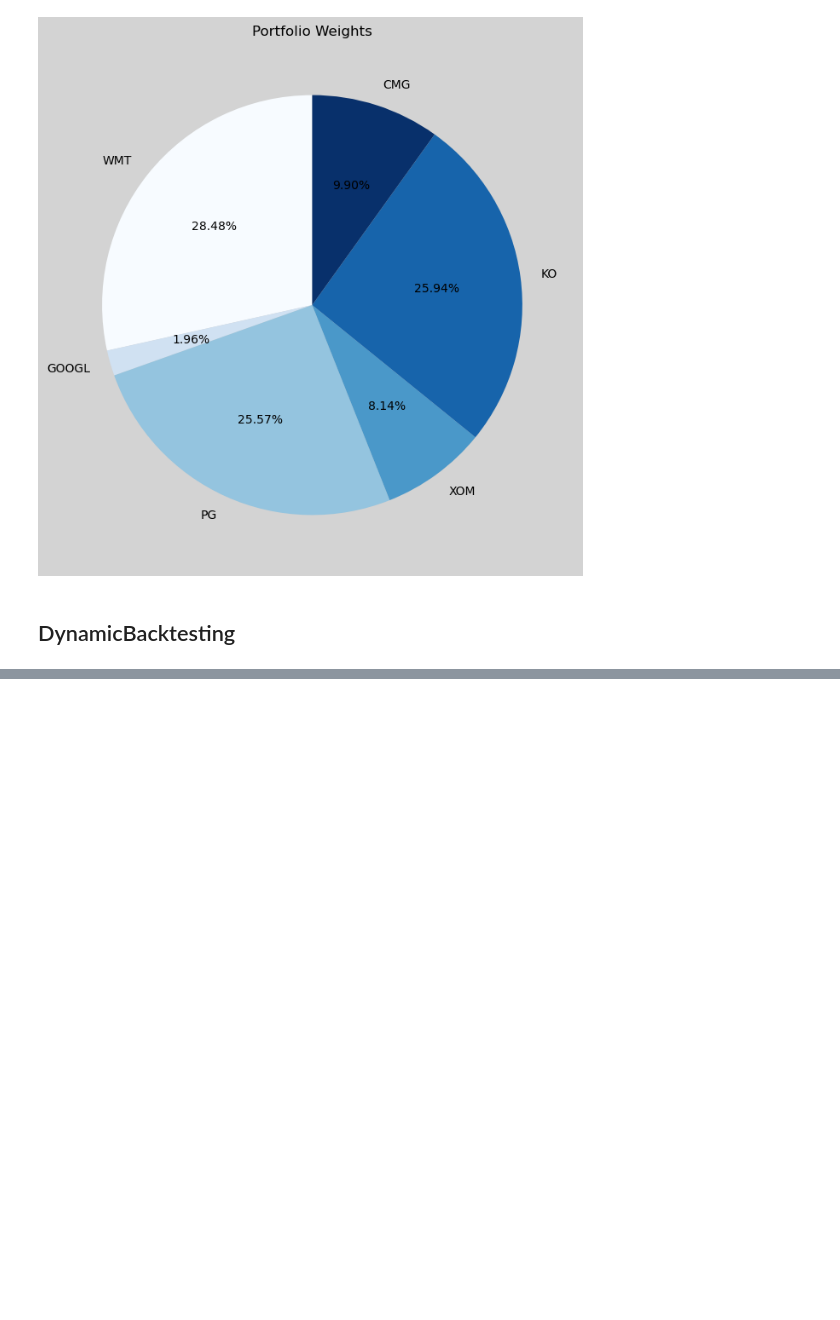
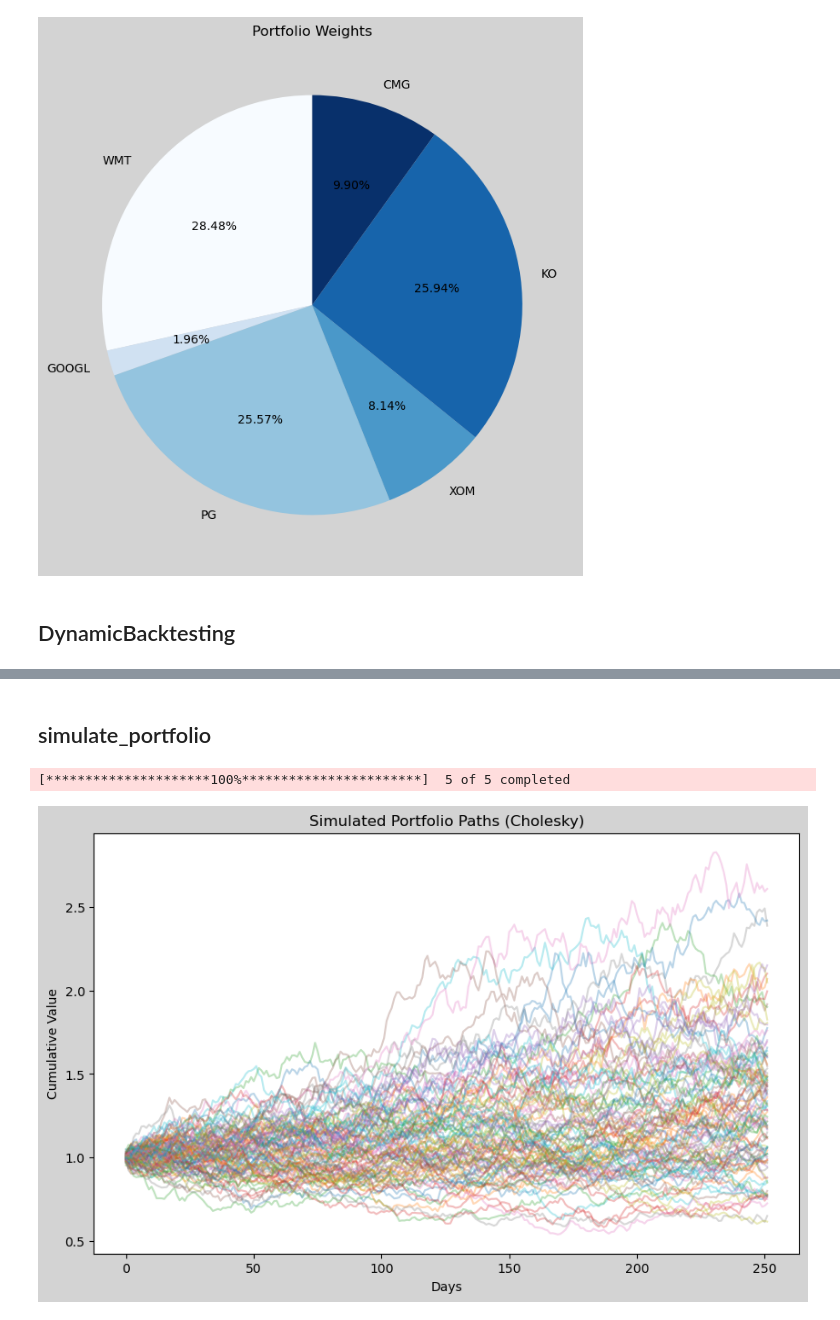
Before and after one commit to LuisMB09/vartools, a Jupyter notebook: test.ipynb, the cells around one changed output, grey strips where cells are left out. Cells and saved outputs as stored; diff of their text form; code cells hidden in the pictures; blank space fills up the shorter version.

Commit message:
Update README and code to enhance CVaR calculations and add portfolio simulation functionality

```diff
--- a/test.ipynb
+++ b/test.ipynb
@@ -272 +272,24 @@ history
 207 rows × 6 columns
+# %% [markdown]
+## simulate_portfolio
+# %%
+stocks = ["AAPL", "TSLA", "AMD", "LMT", "JPM"]
+start_date = "2020-01-01"
+end_date = "2023-01-01"
+
+data = vt.get_data(stocks, start_date, end_date)
+weights = [0.2, 0.2, 0.2, 0.2, 0.2]
+days = 252
+N = 10000
+
+simulations = vt.simulate_portfolio(data, weights, days, N)
+
+plt.figure(figsize=(10, 6))
+plt.plot(simulations[:, :100], alpha=0.3)
+plt.title("Simulated Portfolio Paths (Cholesky)")
+plt.xlabel("Days")
+plt.ylabel("Cumulative Value")
+plt.show()
+# %% [output]
+[*********************100%***********************]  5 of 5 completed
+[figure, added]
```
Also changed, not shown: parts of 9 cells of this notebook, 3 other files.
